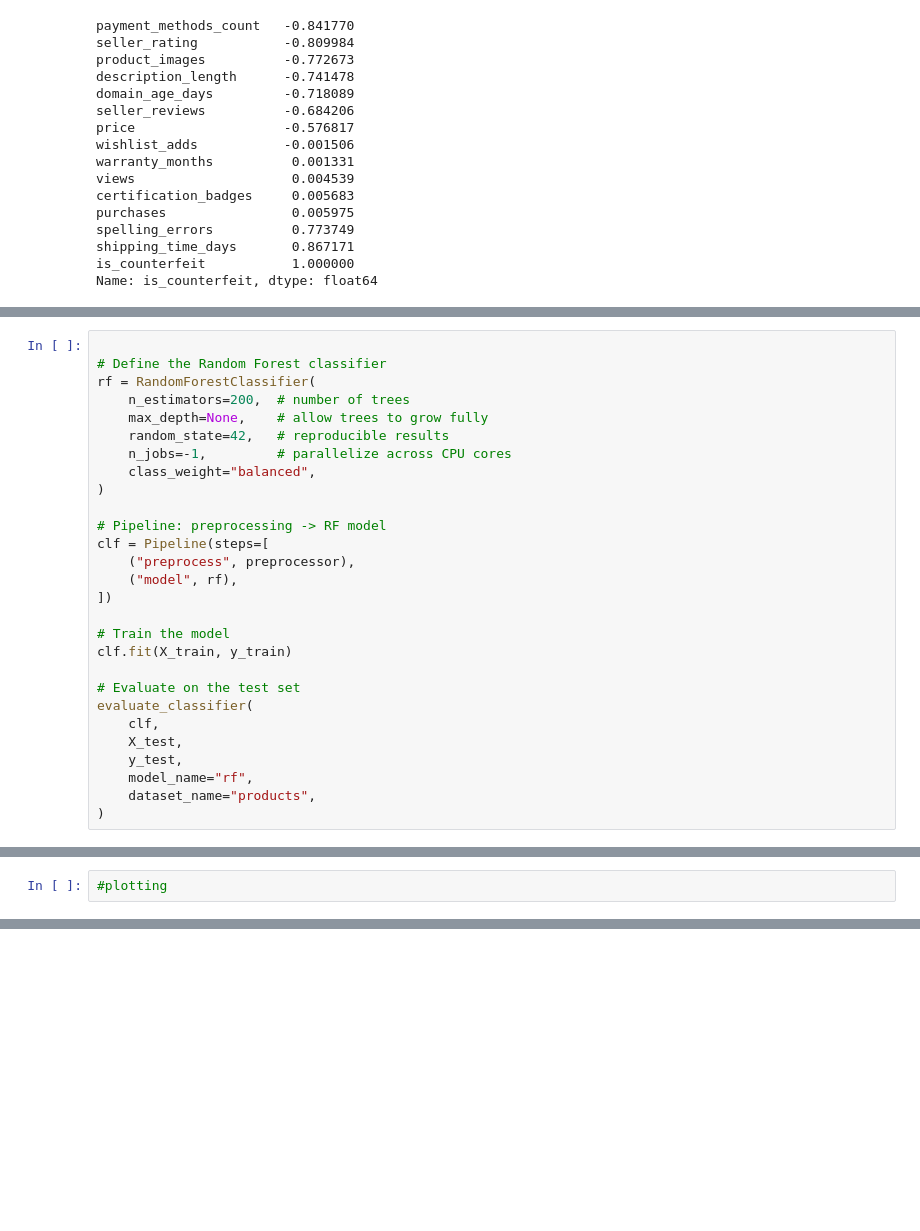
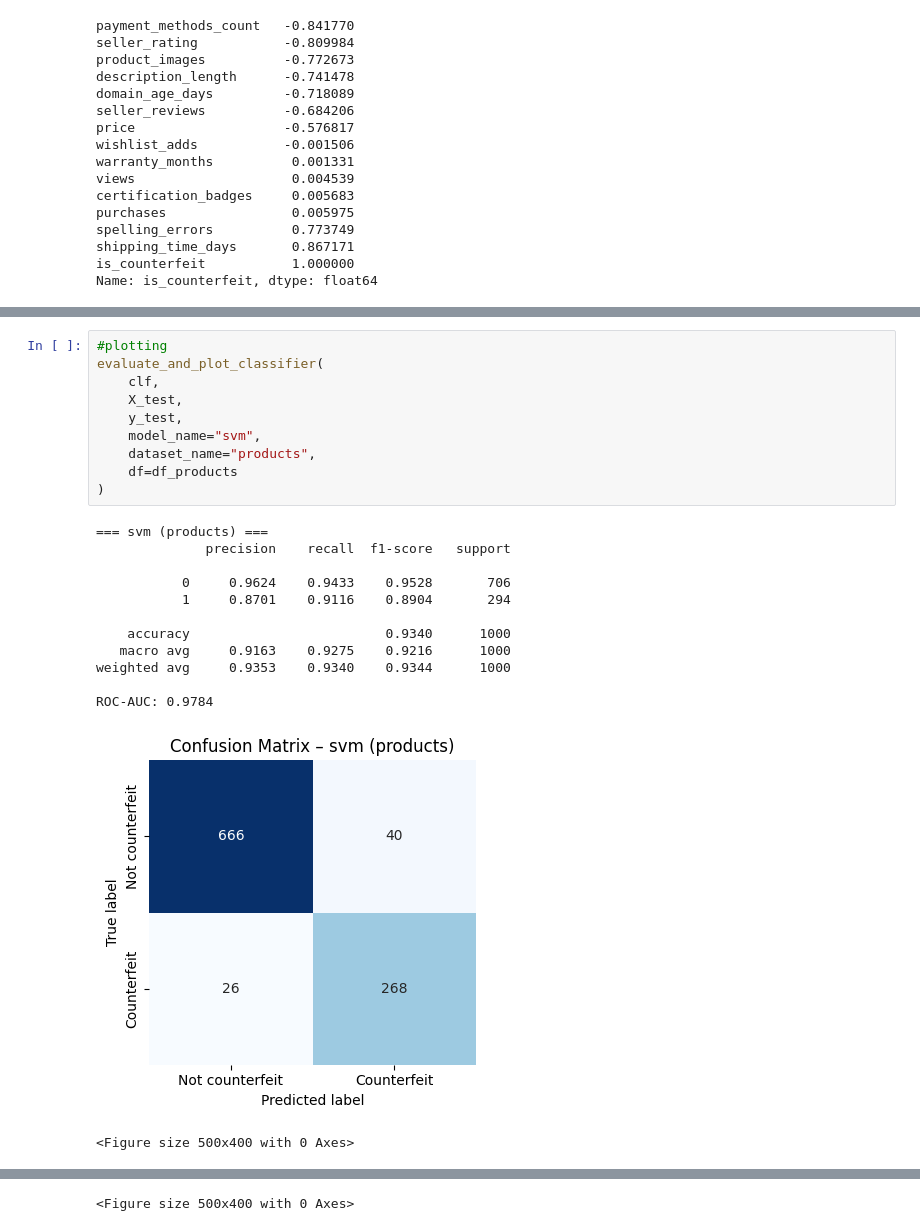
Before and after one commit to tmaddox23/DS3000-Project-Group18, a Jupyter notebook: notebooks/02_eda_products.ipynb, the cells around one changed output, grey strips where cells are left out. Drawn from its saved outputs; the diff is of its cells as text; blank space fills up the shorter version.

```diff
--- a/notebooks/02_eda_products.ipynb
+++ b/notebooks/02_eda_products.ipynb
@@ -183,28 +262,0 @@ ROC-AUC  : 0.9906
-# %%
-
-# Define the Random Forest classifier
-rf = RandomForestClassifier(
-    n_estimators=200,  # number of trees
-    max_depth=None,    # allow trees to grow fully
-    random_state=42,   # reproducible results
-    n_jobs=-1,         # parallelize across CPU cores
-    class_weight="balanced",
-)
-
-# Pipeline: preprocessing -> RF model
-clf = Pipeline(steps=[
-    ("preprocess", preprocessor),
-    ("model", rf),
-])
-
-# Train the model
-clf.fit(X_train, y_train)
-
-# Evaluate on the test set
-evaluate_classifier(
-    clf,
-    X_test,
-    y_test,
-    model_name="rf",
-    dataset_name="products",
-)
@@ -253,3 +298,25 @@ F1-score : 0.8904
 ROC-AUC  : 0.9784
 # %%
 #plotting
+evaluate_and_plot_classifier(
+    clf,
+    X_test,
+    y_test,
+    model_name="svm",
+    dataset_name="products",
+    df=df_products
+)
+# %% [output]
+=== svm (products) ===
+              precision    recall  f1-score   support
+
+           0     0.9624    0.9433    0.9528       706
+           1     0.8701    0.9116    0.8904       294
+
+    accuracy                         0.9340      1000
+   macro avg     0.9163    0.9275    0.9216      1000
+weighted avg     0.9353    0.9340    0.9344      1000
+
+ROC-AUC: 0.9784
+[figure, added]
+<Figure size 500x400 with 0 Axes>
@@ -255,0 +324 @@ ROC-AUC  : 0.9784
+<Figure size 500x400 with 0 Axes>
```
Also changed, not shown: parts of 16 cells of this notebook.
